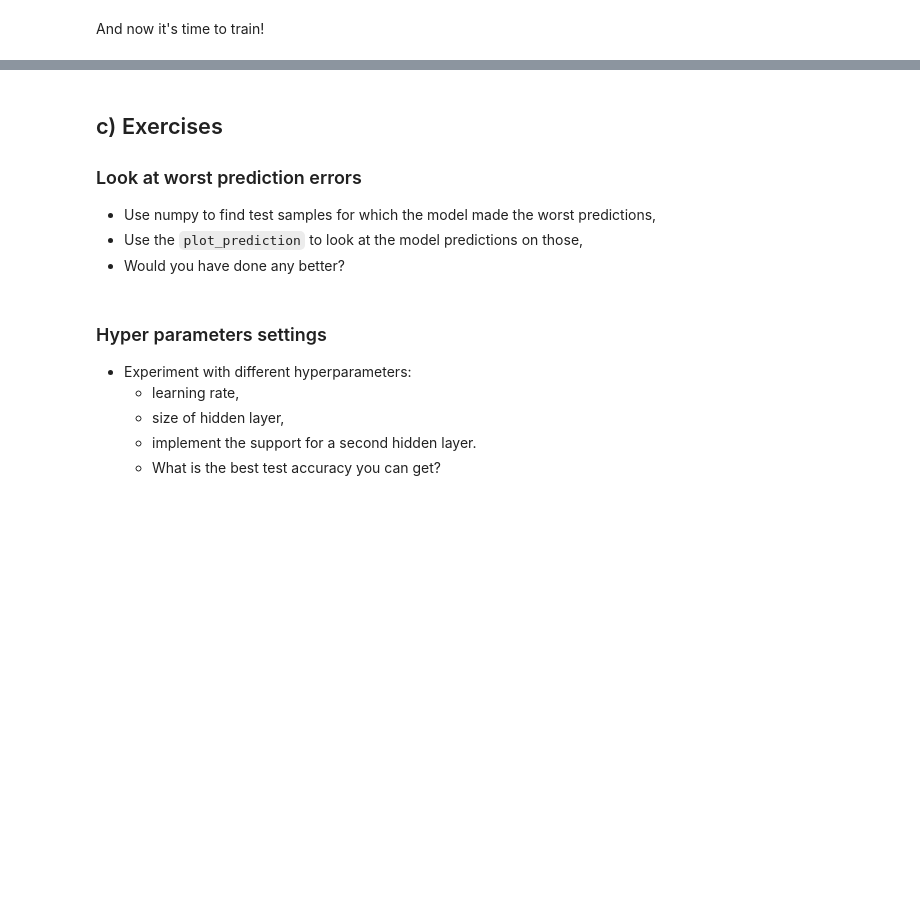
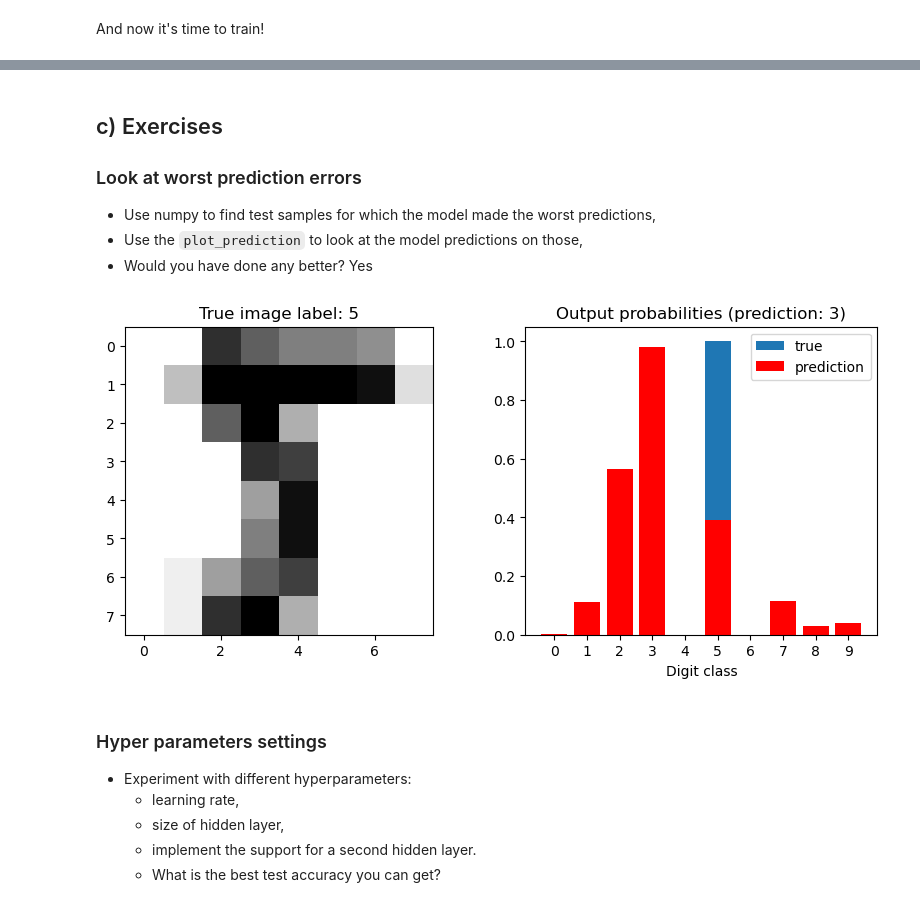
Before and after one commit to UofT-DSI/deep_learning, a Jupyter notebook: 01_materials/labs/lab_2.ipynb, the cells around one changed output, grey strips where cells are left out. Saved outputs shown, nothing was run; the diff lists cells and outputs as text; code cells hidden in the pictures; blank space fills up the shorter version.

```diff
--- a/01_materials/labs/lab_2.ipynb
+++ b/01_materials/labs/lab_2.ipynb
@@ -160,10 +188,12 @@ class LogisticRegression:
 
     def forward(self, X):
         # Compute the linear combination of the input and weights
-        Z = None # TODO
+        Z = np.dot(X, self.W) + self.b
+    # TODO
 
         # Return the softmax of the linear combination
-        return None # TODO
+        return softmax(Z)
+    # TODO
 
     def predict(self, X):
         # Return the most probable class for each sample in X
@@ -175,7 +205,7 @@ class LogisticRegression:
     def loss(self, X, y):
         # Compute the negative log likelihood over the data provided
         y_onehot = one_hot(self.output_size, y)
-        return None # TODO
+        return nll(one_hot(self.output_size, y), self.forward(X))
 
     def grad_loss(self, X, y_true, y_pred):
         # Compute the gradient of the loss with respect to W and b for a single sample (X, y_true)
@@ -303,17 +358,21 @@ class NeuralNet():
 
     def forward_hidden(self, X):
         # Compute the linear combination of the input and weights
-        self.Z_h = None # TODO
+        self.Z_h = np.dot(X, self.W_h) + self.b_h
+        # TODO
 
         # Apply the sigmoid activation function
-        return None # TODO
+        return sigmoid(self.Z_h)
+    # TODO
 
     def forward_output(self, H):
         # Compute the linear combination of the hidden layer activation and weights
-        self.Z_o = None # TODO
+        self.Z_o = np.dot(H, self.W_o) + self.b_o
+        # TODO
 
         # Apply the sigmoid activation function
-        return None # TODO
+        return sigmoid(self.Z_o)
+    # TODO
 
     def forward(self, X):
         # Compute the forward activations of the hidden and output layers
@@ -323,8 +382,8 @@ class NeuralNet():
         return Y
 
     def loss(self, X, y):
-        y_onehot = one_hot(self.output_size, y)
-        return None # TODO
+        y_onehot = one_hot(self.output_size, y) #?
+        return nll(one_hot(self.output_size, y), self.forward(X)) # TODO
 
     def grad_loss(self, X, y_true):
         y_true = one_hot(self.output_size, y_true)
@@ -415,4 +503,4 @@ plot_prediction(model, sample_idx=4)
 
 - Use numpy to find test samples for which the model made the worst predictions,
 - Use the `plot_prediction` to look at the model predictions on those,
-- Would you have done any better?
+- Would you have done any better? Yes
@@ -421,3 +507,16 @@ plot_prediction(model, sample_idx=4)
+# %%
+# Your code here
+y_pred = model.predict(X_test)
+
+wrong_indeces = np.where(y_pred != y_test)[0]
+
+confidences = np.max(model.forward(X_test[wrong_indeces]), axis=1)
+
+wrong_index = wrong_indeces[np.argmax(confidences)]
+
+plot_prediction(model, sample_idx=wrong_index)
+# %% [output]
+[figure, added]
 # %% [markdown]
 ### Hyper parameters settings
 
```
Also changed, not shown: parts of 25 cells of this notebook, 1 other file.
